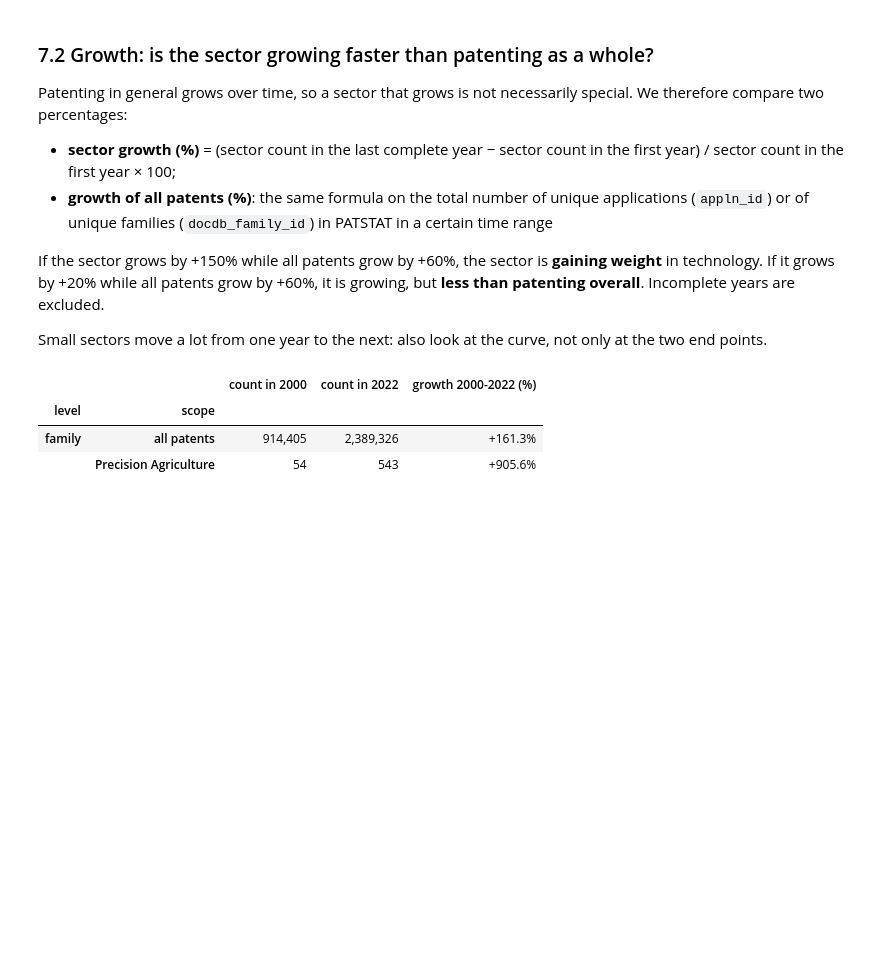
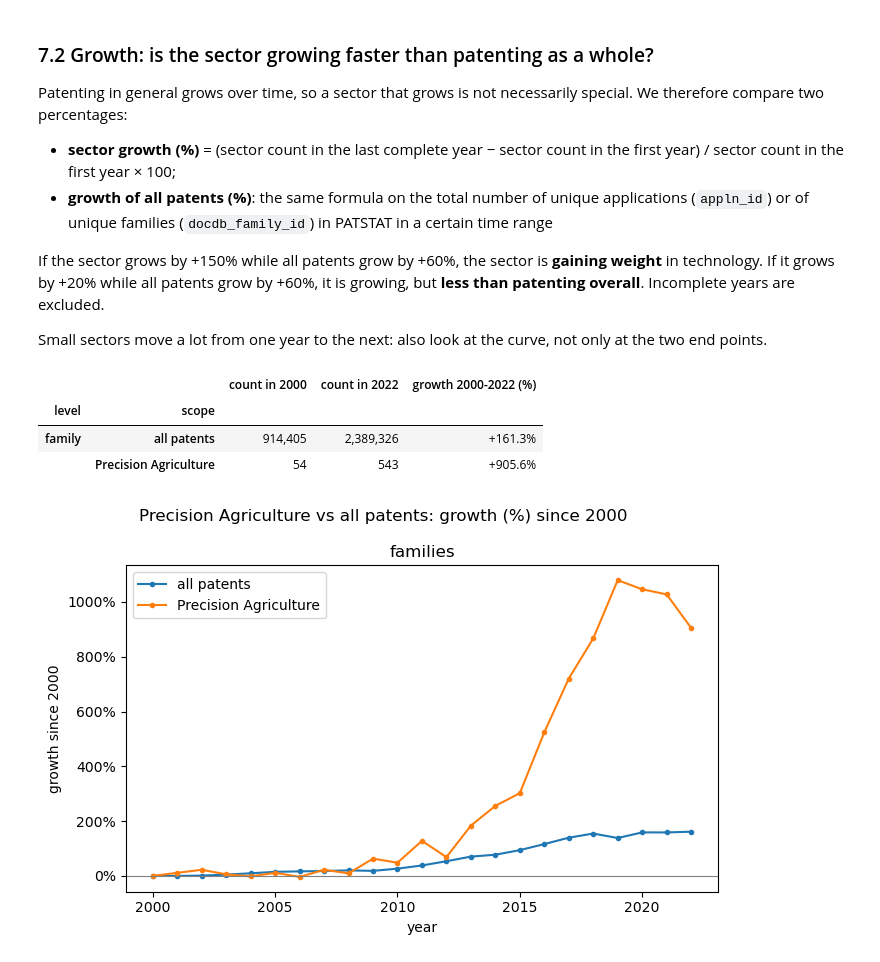
Before and after one commit to AriGBi/team-38-PrecisionAgriculture, a Jupyter notebook: notebooks/Step1_WIP.ipynb, the cells around one changed output. Saved outputs shown, nothing was run; the diff lists cells and outputs as text; code cells hidden in the pictures; blank space fills up the shorter version.

```diff
--- a/notebooks/Step1_WIP.ipynb
+++ b/notebooks/Step1_WIP.ipynb
@@ -442,14 +444,14 @@ growth.style.format({
 # %%
 # Growth (%) of each year with respect to the first year: sector vs all patents
 growth_path = (totals.loc[start:end] / totals.loc[start] - 1) * 100
-
-fig, axes = side_by_side(f"{SECTOR_NAME} vs all patents: growth (%) since {start}", sharey=True)
-for ax, level in zip(axes, LEVELS):
-    for scope_name in ("all patents", SECTOR_NAME):
-        ax.plot(growth_path.index, growth_path[(level, scope_name)], marker="o", ms=3, label=scope_name)
-    ax.axhline(0, color="grey", lw=0.8)
-    ax.set(title=UNIT_LABEL[level], xlabel="year", ylabel=f"growth since {start}")
-    ax.yaxis.set_major_formatter(PercentFormatter(100))
-    ax.legend()
+fig, ax = side_by_side(f"{SECTOR_NAME} vs all patents: growth (%) since {start}", sharey=True)
+for scope_name in ("all patents", SECTOR_NAME):
+    ax.plot(growth_path.index, growth_path[(LEVELS[0], scope_name)], marker="o", ms=3, label=scope_name)
+ax.axhline(0, color="grey", lw=0.8)
+ax.set(title=UNIT_LABEL[LEVELS[0]], xlabel="year", ylabel=f"growth since {start}")
+ax.yaxis.set_major_formatter(PercentFormatter(100))
+ax.legend()
 plt.tight_layout()
 plt.show()
+# %% [output]
+[figure, added]
```
Also changed, not shown: parts of 19 cells of this notebook, 1 other file.
